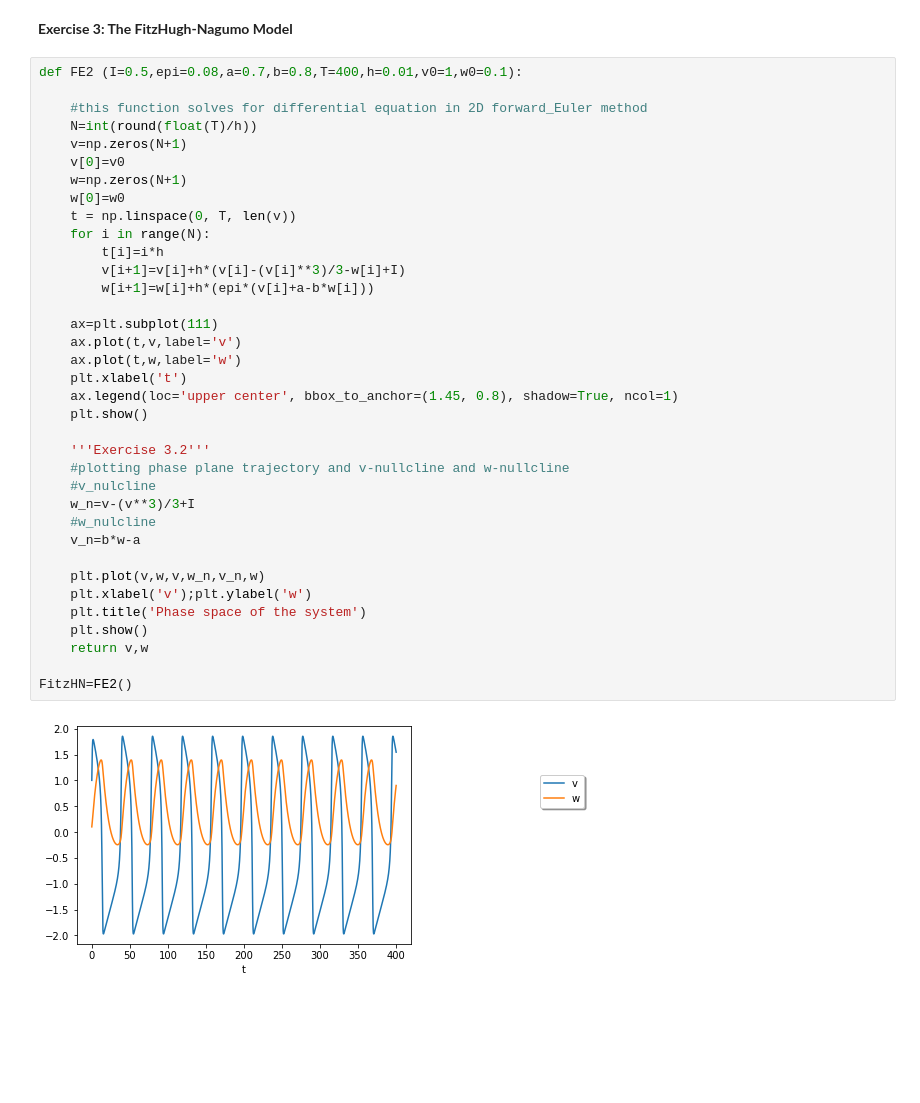
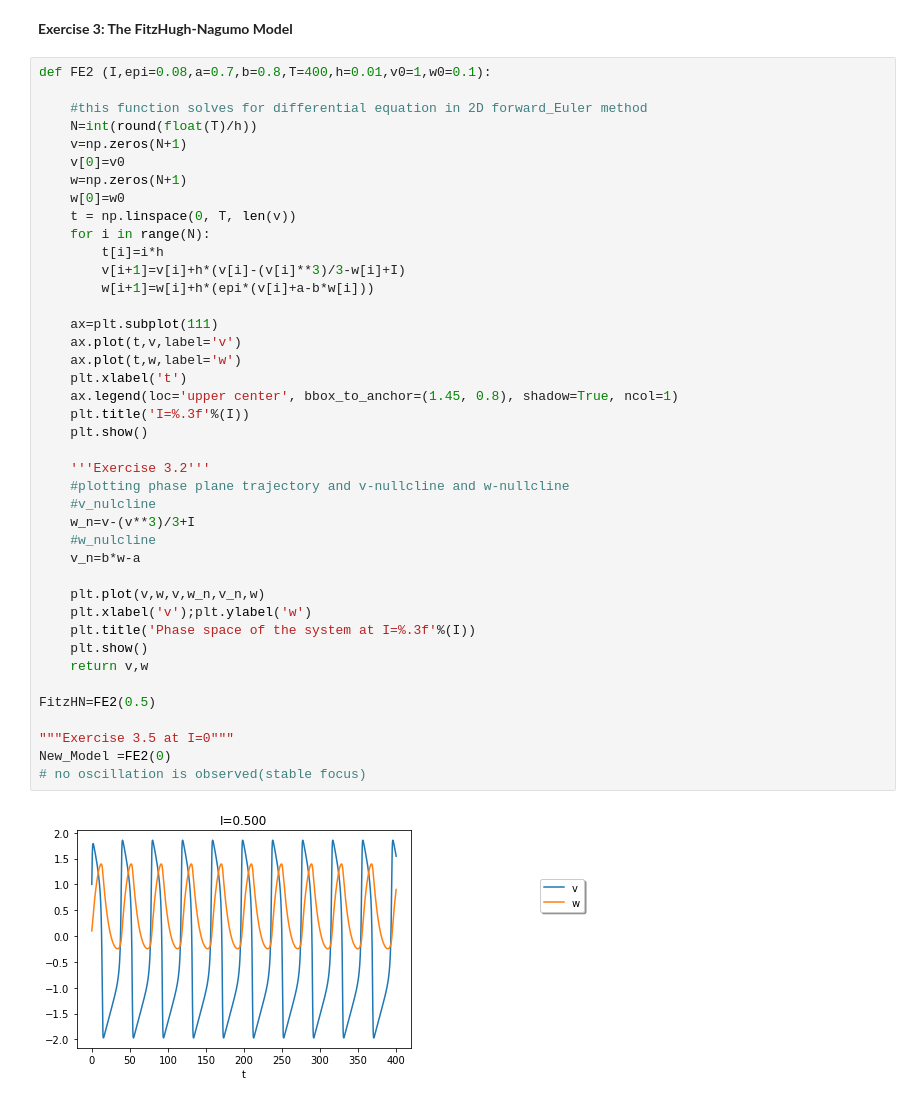
Before and after one commit to alaaabdel/ODE, a Jupyter notebook: ODE_QLSC.ipynb, the cells around one changed output. Cells and saved outputs as stored; diff of their text form; blank space fills up the shorter version.

```diff
--- a/ODE_QLSC.ipynb
+++ b/ODE_QLSC.ipynb
@@ -64,40 +64,45 @@ As the step size (h) decreases, the graph becomes more similar to the exponentia
 # %% [markdown]
 **Exercise 3: The FitzHugh-Nagumo Model**
 # %%
-def FE2 (I=0.5,epi=0.08,a=0.7,b=0.8,T=400,h=0.01,v0=1,w0=0.1):
+def FE2 (I,epi=0.08,a=0.7,b=0.8,T=400,h=0.01,v0=1,w0=0.1):
 
     #this function solves for differential equation in 2D forward_Euler method
     N=int(round(float(T)/h))
     v=np.zeros(N+1)
     v[0]=v0
     w=np.zeros(N+1)
     w[0]=w0
     t = np.linspace(0, T, len(v))
     for i in range(N):
         t[i]=i*h
         v[i+1]=v[i]+h*(v[i]-(v[i]**3)/3-w[i]+I)
         w[i+1]=w[i]+h*(epi*(v[i]+a-b*w[i]))
 
     ax=plt.subplot(111)
     ax.plot(t,v,label='v')
     ax.plot(t,w,label='w')
     plt.xlabel('t')
     ax.legend(loc='upper center', bbox_to_anchor=(1.45, 0.8), shadow=True, ncol=1)
+    plt.title('I=%.3f'%(I))
     plt.show()
 
     '''Exercise 3.2'''
     #plotting phase plane trajectory and v-nullcline and w-nullcline
     #v_nulcline
     w_n=v-(v**3)/3+I
     #w_nulcline
     v_n=b*w-a
 
     plt.plot(v,w,v,w_n,v_n,w)
     plt.xlabel('v');plt.ylabel('w')
-    plt.title('Phase space of the system')
+    plt.title('Phase space of the system at I=%.3f'%(I))
     plt.show()
     return v,w
 
-FitzHN=FE2()
+FitzHN=FE2(0.5)
+
+"""Exercise 3.5 at I=0"""
+New_Model =FE2(0)
+# no oscillation is observed(stable focus)
 # %% [output]
-[figure, old version]
+[figure, new version]
```
Also changed, not shown: parts of 4 cells of this notebook.
